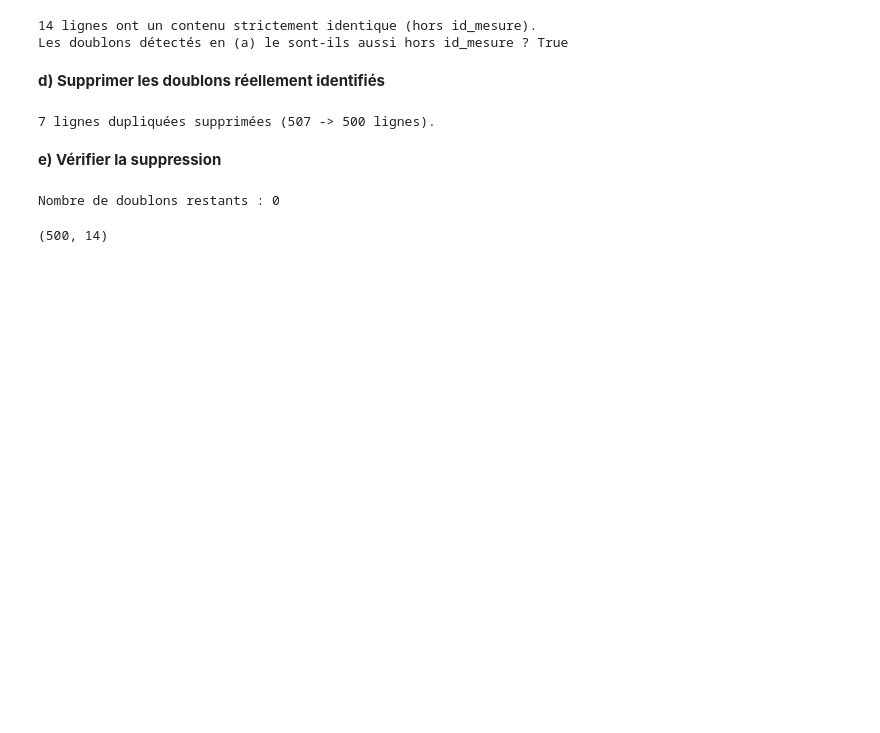
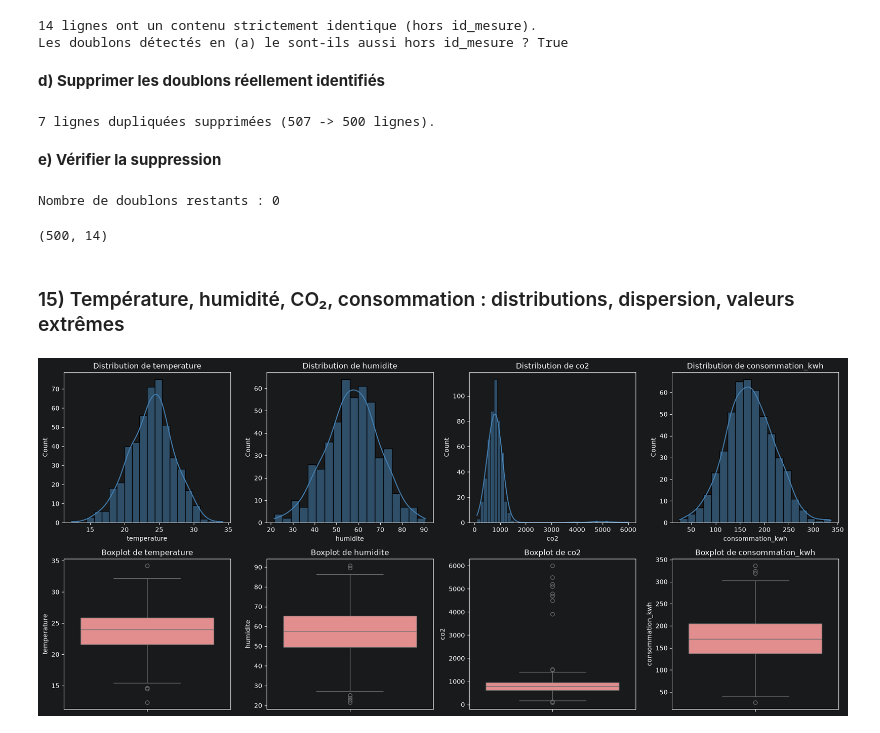
Before and after one commit to massamba0809/atelier_prepa_donnees_tab, a Jupyter notebook: notebooks/atelier_prepa_donnees_tab.ipynb, the cells around one changed output. Drawn from its saved outputs; the diff is of its cells as text; code cells hidden in the pictures; blank space fills up the shorter version.

Commit message:
construction des graphe de la question 15 de la partie 1

```diff
--- a/notebooks/atelier_prepa_donnees_tab.ipynb
+++ b/notebooks/atelier_prepa_donnees_tab.ipynb
@@ -465,3 +465,19 @@ df_clean.shape
 # %% [output]
 Nombre de doublons restants : 0
 (500, 14)
+# %% [markdown]
+### 15) Température, humidité, CO₂, consommation : distributions, dispersion, valeurs extrêmes
+# %%
+fig, axes = plt.subplots(2, 4, figsize=(18, 8))
+variables_a_visualiser = ["temperature", "humidite", "co2", "consommation_kwh"]
+
+for i, var in enumerate(variables_a_visualiser):
+    sns.histplot(df_clean[var].dropna(), kde=True, ax=axes[0, i], color="steelblue")
+    axes[0, i].set_title(f"Distribution de {var}")
+    sns.boxplot(y=df_clean[var].dropna(), ax=axes[1, i], color="lightcoral")
+    axes[1, i].set_title(f"Boxplot de {var}")
+
+plt.tight_layout()
+plt.show()
+# %% [output]
+[figure, added]
```
